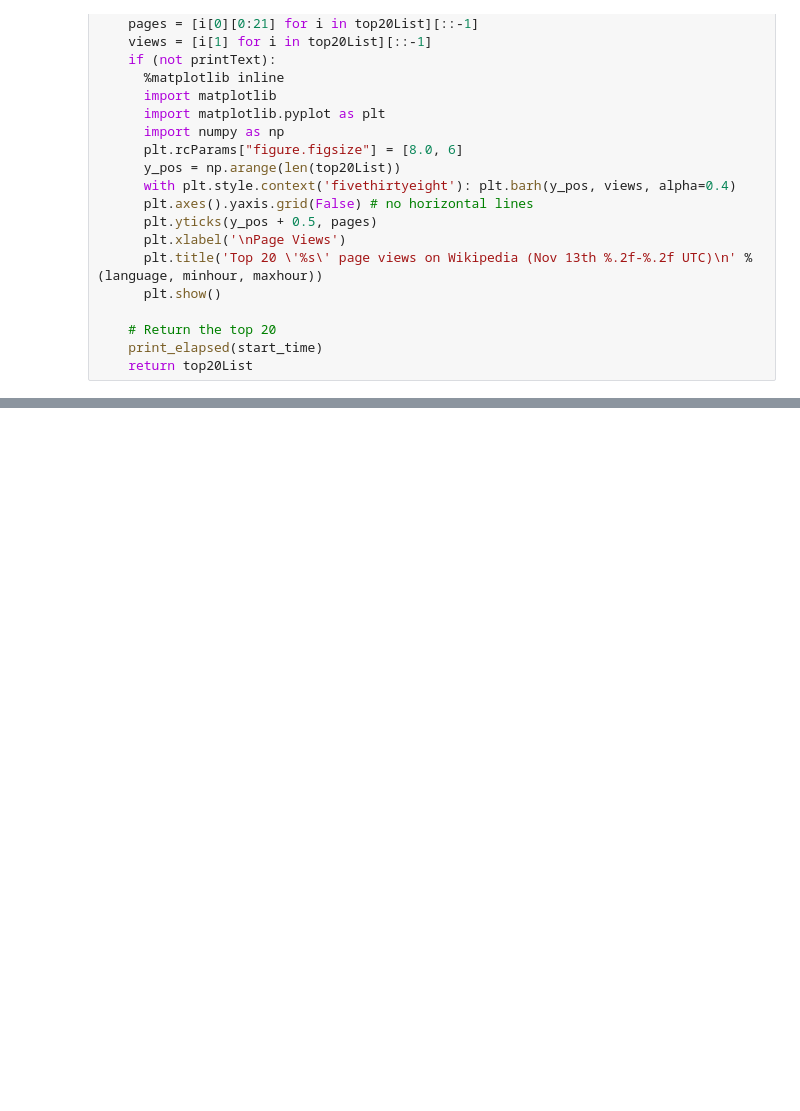
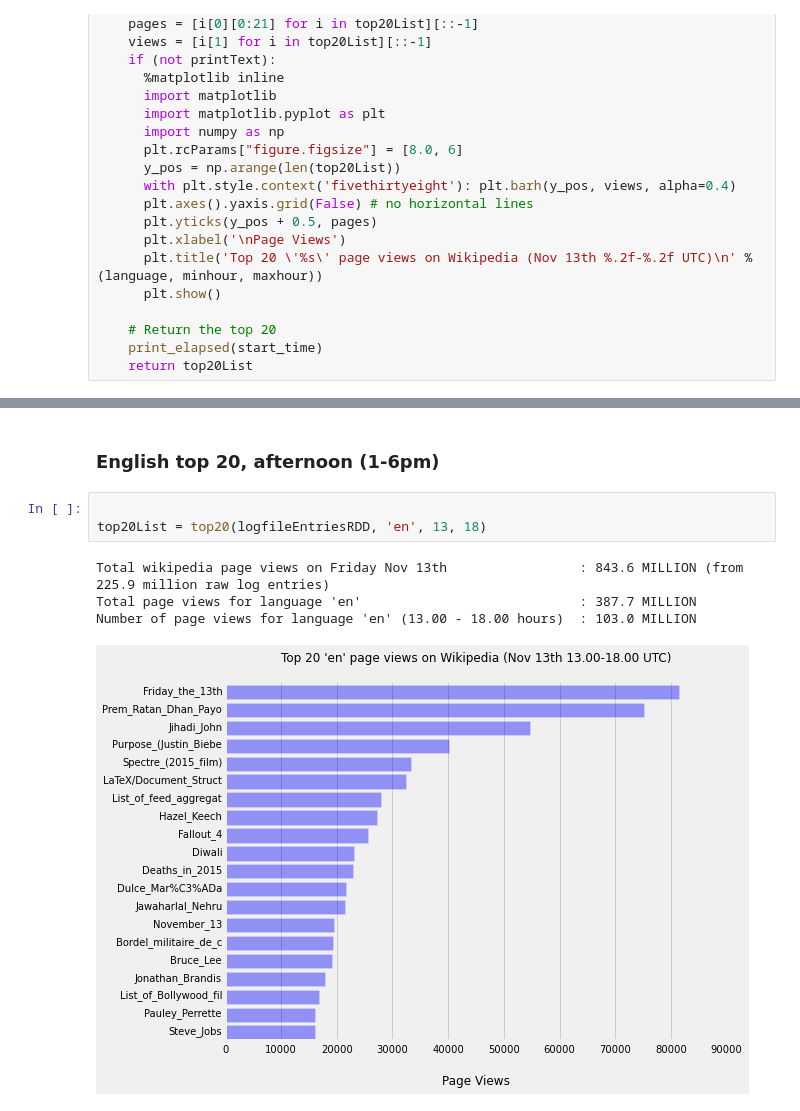
Before and after one commit to JSegrave/CA674_Spark_Project, a Jupyter notebook: Interactive_Analysis_of_226_Million_Wikipedia_Page_View_Logs.ipynb, the cells around one changed output, grey strips where cells are left out. Saved outputs shown, nothing was run; the diff lists cells and outputs as text; blank space fills up the shorter version.

```diff
--- a/Interactive_Analysis_of_226_Million_Wikipedia_Page_View_Logs.ipynb
+++ b/Interactive_Analysis_of_226_Million_Wikipedia_Page_View_Logs.ipynb
@@ -155,0 +172,10 @@ We picked Nov 13th as the sad events in Paris can be seen in the results - look
+# %% [markdown]
+### English top 20, afternoon (1-6pm)
+# %%
+
+top20List = top20(logfileEntriesRDD, 'en', 13, 18)
+# %% [output]
+Total wikipedia page views on Friday Nov 13th                 : 843.6 MILLION (from 225.9 million raw log entries)
+Total page views for language 'en'                            : 387.7 MILLION
+Number of page views for language 'en' (13.00 - 18.00 hours)  : 103.0 MILLION
+[figure, added]
```
Also changed, not shown: parts of 23 cells of this notebook.
